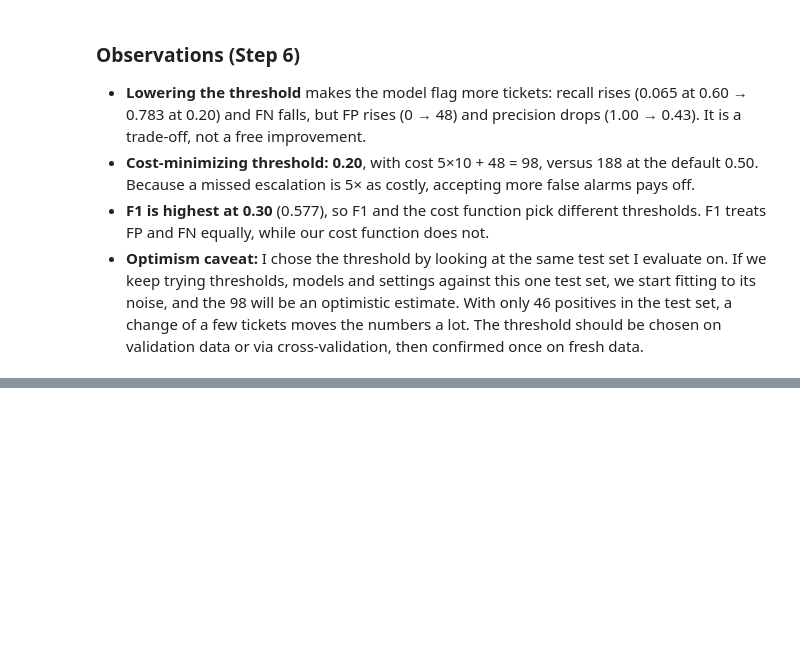
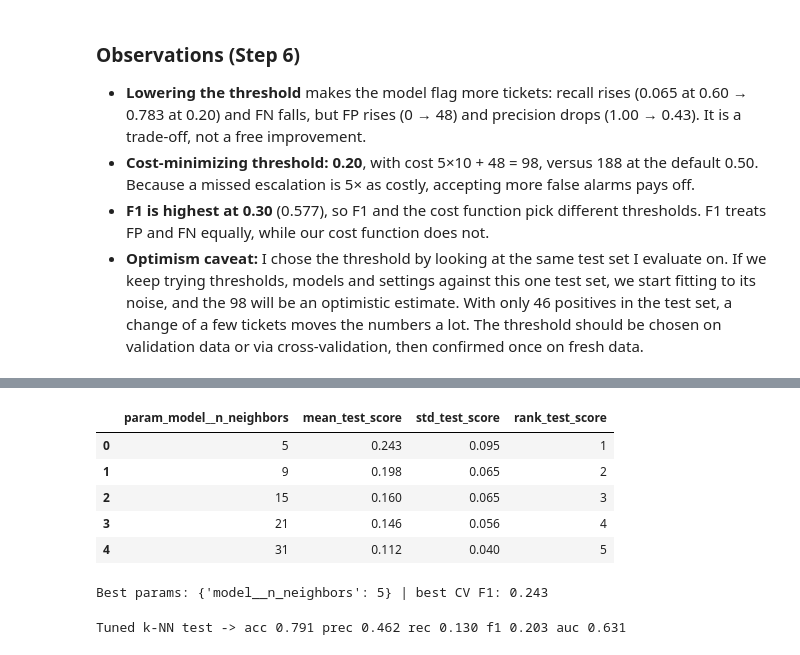
Before and after one commit to kal1kidan/Lab-03-ML-and-Big-Data, a Jupyter notebook: escalation_classification.ipynb, the cells around one changed output, grey strips where cells are left out. Cells and saved outputs as stored; diff of their text form; code cells hidden in the pictures; blank space fills up the shorter version.

Commit message:
Step 7: stratified 5-fold CV tuning of k-NN

```diff
--- a/escalation_classification.ipynb
+++ b/escalation_classification.ipynb
@@ -293,0 +298,34 @@ Cost at 0.20 = 98
+# %%
+cv = StratifiedKFold(n_splits=5, shuffle=True, random_state=42)
+
+knn_pipe = Pipeline([("prep", preprocess), ("model", KNeighborsClassifier())])
+grid = GridSearchCV(
+    knn_pipe,
+    param_grid={"model__n_neighbors": [5, 9, 15, 21, 31]},
+    scoring="f1",
+    cv=cv,
+)
+grid.fit(X_train, y_train)
+
+cv_results = pd.DataFrame(grid.cv_results_)[
+    ["param_model__n_neighbors", "mean_test_score", "std_test_score", "rank_test_score"]
+].round(3)
+display(cv_results)
+print("Best params:", grid.best_params_, "| best CV F1:", round(grid.best_score_, 3))
+# %% [output]
+|  | param_model__n_neighbors | mean_test_score | std_test_score | rank_test_score |
+| 0 | 5 | 0.243 | 0.095 | 1 |
+| 1 | 9 | 0.198 | 0.065 | 2 |
+| 2 | 15 | 0.160 | 0.065 | 3 |
+| 3 | 21 | 0.146 | 0.056 | 4 |
+| 4 | 31 | 0.112 | 0.040 | 5 |
+Best params: {'model__n_neighbors': 5} | best CV F1: 0.243
+# %%
+best_knn = grid.best_estimator_
+yp = best_knn.predict(X_test)
+yprob = best_knn.predict_proba(X_test)[:, 1]
+print("Tuned k-NN test -> acc %.3f prec %.3f rec %.3f f1 %.3f auc %.3f" % (
+    accuracy_score(y_test, yp), precision_score(y_test, yp, zero_division=0),
+    recall_score(y_test, yp), f1_score(y_test, yp), roc_auc_score(y_test, yprob)))
+# %% [output]
+Tuned k-NN test -> acc 0.791 prec 0.462 rec 0.130 f1 0.203 auc 0.631
```
Also changed, not shown: parts of 2 cells of this notebook.
